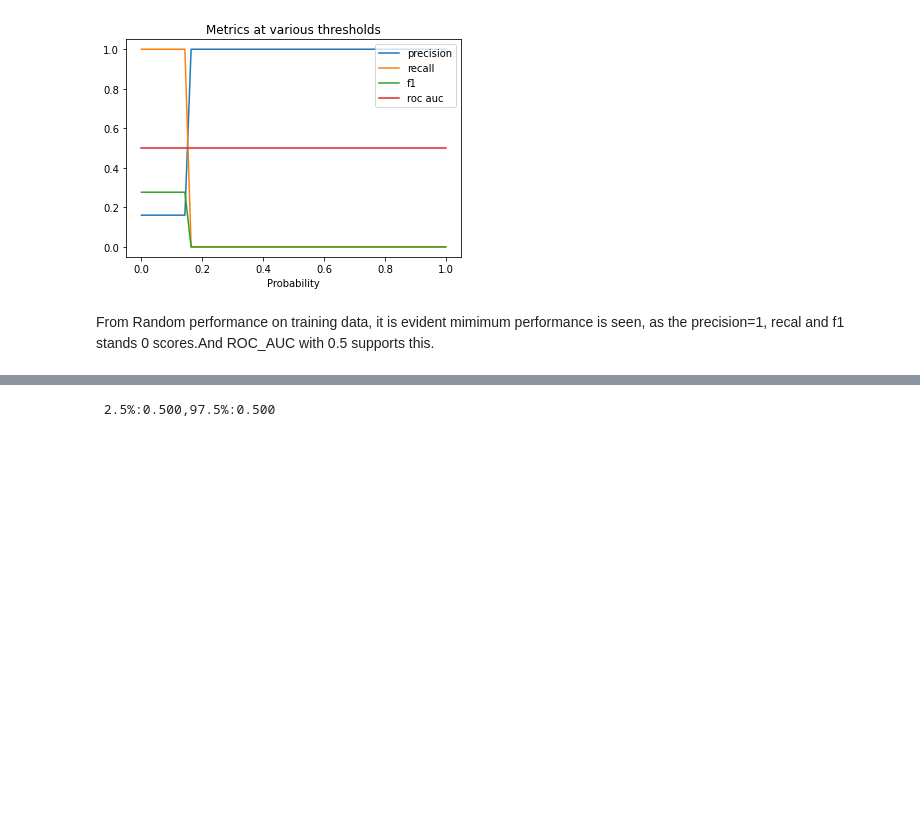
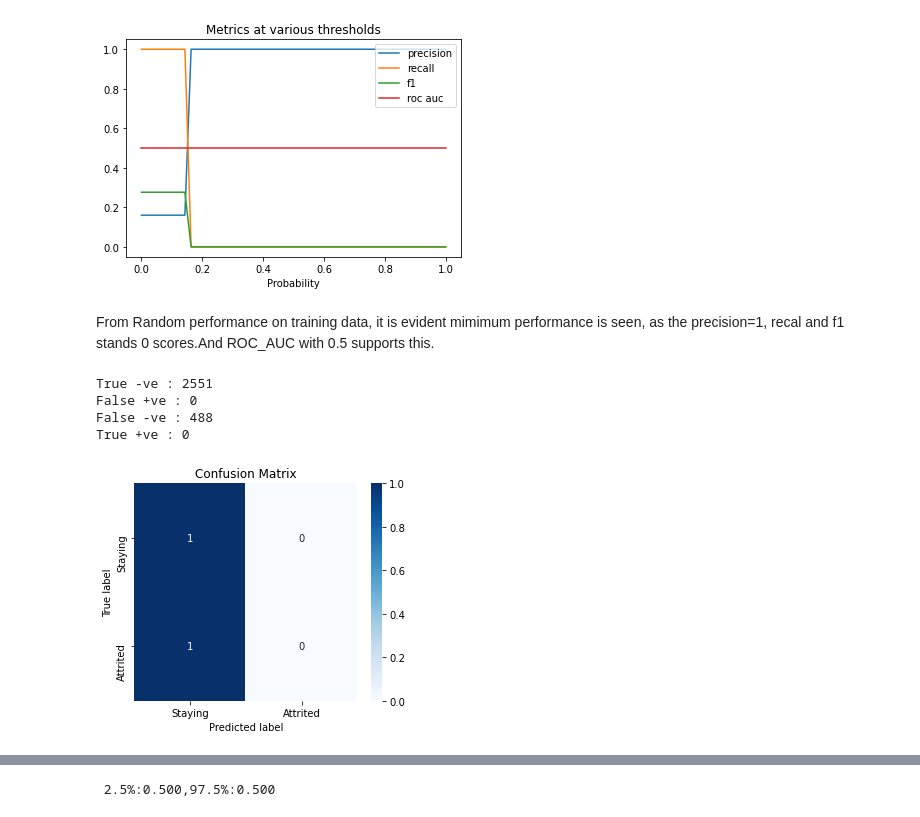
Before and after one commit to shaisid01/Data-Science, a Jupyter notebook: CapstoneProjects/Capstone 2/Notebooks/05_modeling.ipynb, the cells around one changed output, grey strips where cells are left out. Saved outputs shown, nothing was run; the diff lists cells and outputs as text; code cells hidden in the pictures; blank space fills up the shorter version.

```diff
--- a/CapstoneProjects/Capstone 2/Notebooks/05_modeling.ipynb
+++ b/CapstoneProjects/Capstone 2/Notebooks/05_modeling.ipynb
@@ -350,6 +351,16 @@ _,_,_,_=threshhold_and_plot(y_test,test_pred[:,1],plot=True)
 [figure]
 # %% [markdown]
 From Random performance on training data, it is evident mimimum performance is seen, as the precision=1, recal and f1 stands 0 scores.And ROC_AUC with 0.5 supports this.
+# %%
+plot_Confusionmatrix(y_test,test_pred[:,1].astype(int))
+tn, fp, fn, tp = metrics.confusion_matrix(y_test,test_pred[:,1].astype(int)).ravel()
+print(f"True -ve : {tn}\nFalse +ve : {fp}\nFalse -ve : {fn}\nTrue +ve : {tp}\n")
+# %% [output]
+True -ve : 2551
+False +ve : 0
+False -ve : 488
+True +ve : 0
+[figure, added]
 # %%
 # same null model with model params, cross validation,
 model_params = {"model__C": (np.logspace(start=-4,stop=4,num=30))}
```
Also changed, not shown: parts of 41 cells of this notebook.
